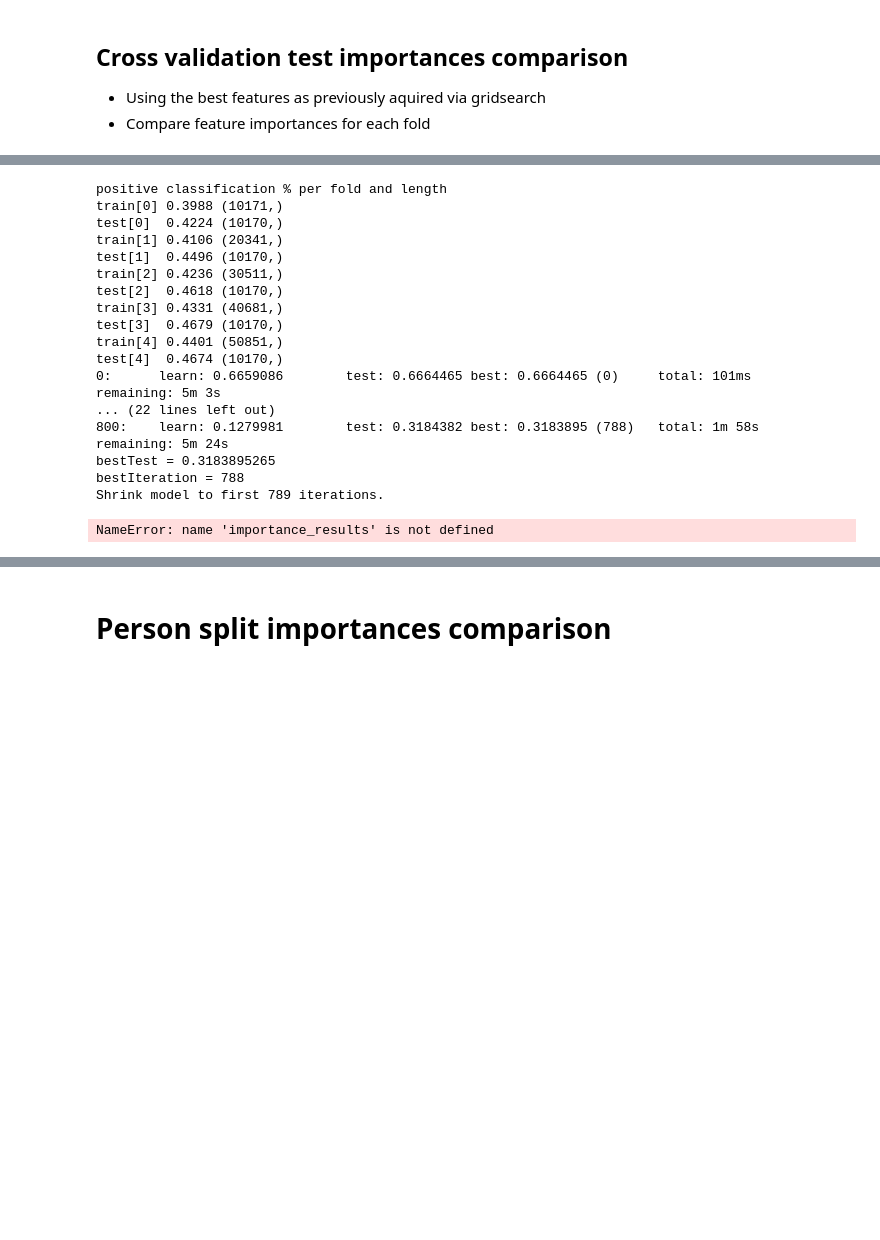
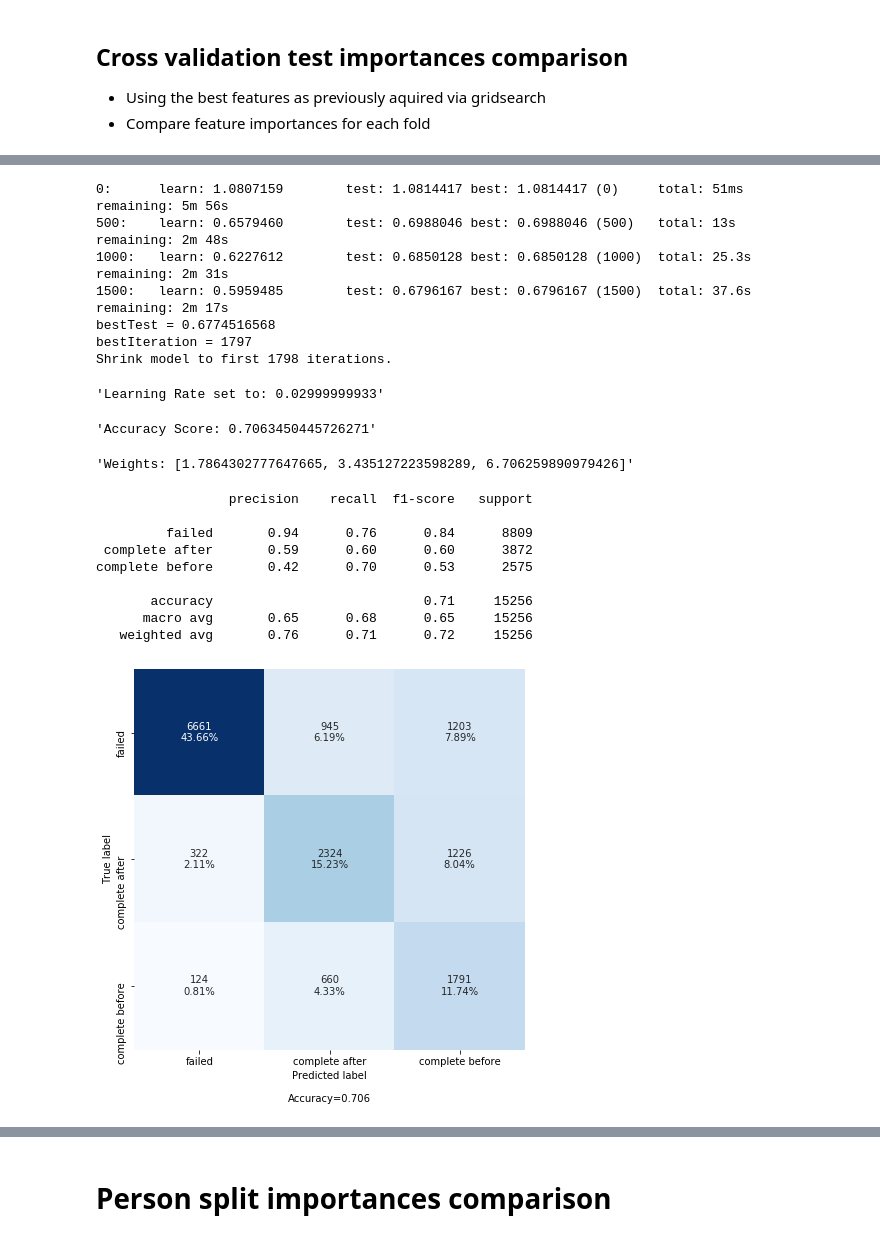
Before and after one commit to GarethEgerton/Starbucks_Udacity, a Jupyter notebook: notebooks/exploratory/5._ Feature_Selection.ipynb, the cells around one changed output, grey strips where cells are left out. Saved outputs shown, nothing was run; the diff lists cells and outputs as text; code cells hidden in the pictures; blank space fills up the shorter version.

```diff
--- a/notebooks/exploratory/5._ Feature_Selection.ipynb
+++ b/notebooks/exploratory/5._ Feature_Selection.ipynb
@@ -347,48 +387,33 @@ NameError: name 'set_target' is not defined
 # %%
-complete = {'completed_not_viewed': 1,
-        'completed_before_viewed': 1,
-        'complete_anyway': 1,
-        'completed_responsive': 1,
-        'incomplete_responsive': 0,
-        'no_complete_no_view': 0,
-        'unresponsive': 0}
+complete_from_view = {'completed_not_viewed': 2,
+                    'completed_before_viewed': 2,
+                    'complete_anyway': 1,
+                    'completed_responsive': 1,
+                    'incomplete_responsive': 0,
+                    'no_complete_no_view': 0,
+                    'unresponsive': 0}
 
-labelling = {'failed':0, 'completed':1}
+labelling = {'failed': 0, 'complete after':1, 'complete before':2}
+
+exploratory_training(labels=complete_from_view, drop_features=to_remove, labels_compact=labelling)
+# %% [output]
+0:      learn: 1.0807159        test: 1.0814417 best: 1.0814417 (0)     total: 51ms     remaining: 5m 56s
+500:    learn: 0.6579460        test: 0.6988046 best: 0.6988046 (500)   total: 13s      remaining: 2m 48s
+1000:   learn: 0.6227612        test: 0.6850128 best: 0.6850128 (1000)  total: 25.3s    remaining: 2m 31s
+1500:   learn: 0.5959485        test: 0.6796167 best: 0.6796167 (1500)  total: 37.6s    remaining: 2m 17s
+bestTest = 0.6774516568
+bestIteration = 1797
+Shrink model to first 1798 iterations.
+'Learning Rate set to: 0.02999999933'
+'Accuracy Score: 0.7063450445726271'
+'Weights: [1.7864302777647665, 3.435127223598289, 6.706259890979426]'
+                 precision    recall  f1-score   support
+
+         failed       0.94      0.76      0.84      8809
+ complete after       0.59      0.60      0.60      3872
+complete before       0.42      0.70      0.53      2575
+
+       accuracy                           0.71     15256
+      macro avg       0.65      0.68      0.65     15256
+   weighted avg       0.76      0.71      0.72     15256
+[figure, added]
-# %%
-df = joblib.load('../../data/interim/transcript_final_optimised.joblib')
-df = label_creater(df, label_grid=complete)
-cat_features = [0,4,5,92,93,94,95,96,97]
-
-df.sort_values('time_days', inplace=True)
-
-X = df.drop('label', axis=1)
-y = df.label
-
-X_train, X_test, y_train, y_test = train_test_split(X, y, test_size=0.2, shuffle=False, random_state=42)
-cv = TimeSeriesSplit(n_splits=5).split(X_train, y_train)
-
-weights = [df.label.value_counts().sum() / df.label.value_counts()[i] for i in range(0, df.label.nunique())]
-
-importance_results = gridsearch_early_stopping_importance(cv, X_train, y_train, [0,1,2,3,4], grid, cat_features=cat_features)
-# %% [output]
-positive classification % per fold and length
-train[0] 0.3988 (10171,)
-test[0]  0.4224 (10170,)
-train[1] 0.4106 (20341,)
-test[1]  0.4496 (10170,)
-train[2] 0.4236 (30511,)
-test[2]  0.4618 (10170,)
-train[3] 0.4331 (40681,)
-test[3]  0.4679 (10170,)
-train[4] 0.4401 (50851,)
-test[4]  0.4674 (10170,)
-0:      learn: 0.6659086        test: 0.6664465 best: 0.6664465 (0)     total: 101ms    remaining: 5m 3s
-... (22 lines left out)
-800:    learn: 0.1279981        test: 0.3184382 best: 0.3183895 (788)   total: 1m 58s   remaining: 5m 24s
-bestTest = 0.3183895265
-bestIteration = 788
-Shrink model to first 789 iterations.
-# %%
-importance_results[0]
-# %% [output]
-NameError: name 'importance_results' is not defined
```
Also changed, not shown: parts of 37 cells of this notebook, 14 other files.
